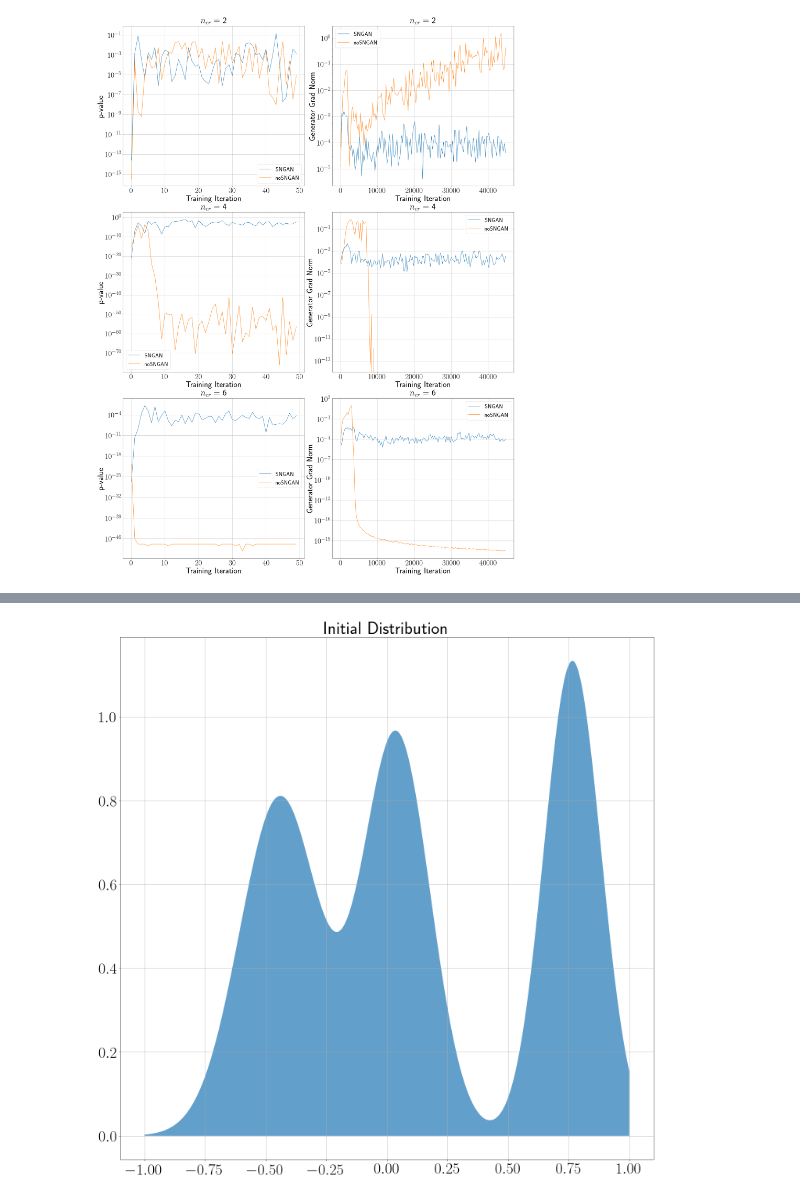
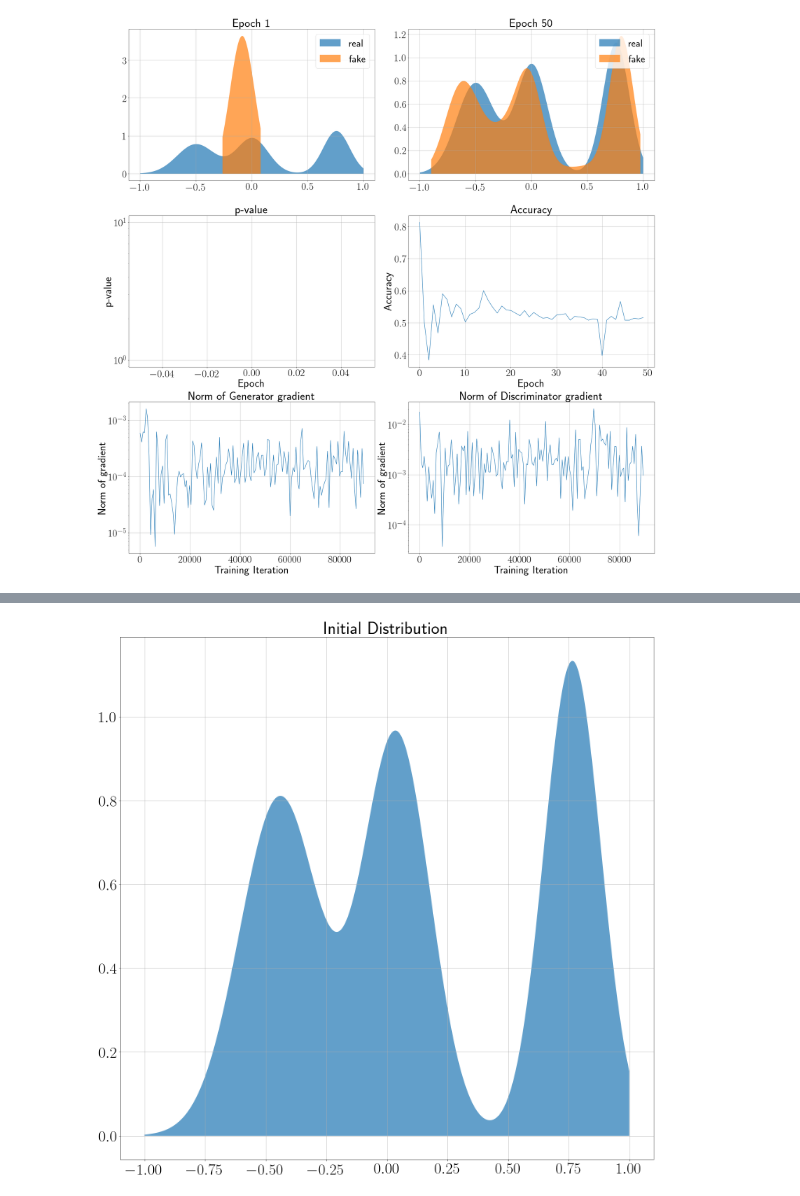
Before and after one commit to maximzubkov/opt-project, a Jupyter notebook: experiments.ipynb, the cells around one changed output, grey strips where cells are left out. Saved outputs shown, nothing was run; the diff lists cells and outputs as text; code cells hidden in the pictures.

Commit message:
Refactoring experiments

```diff
--- a/experiments.ipynb
+++ b/experiments.ipynb
@@ -98,37 +26,31 @@ savefig("results/compare_sn.pdf")
-# %%
-plt.figure(figsize=(30, 40))
-ax = {}
-ax[2] = {}
-ax[4] = {}
-ax[6] = {}
-ax[2][0]=plt.subplot(3, 2, 1)
-ax[2][1]=plt.subplot(3, 2, 2)
-ax[4][0]=plt.subplot(3, 2, 3)
-ax[4][1]=plt.subplot(3, 2, 4)
-ax[6][0]=plt.subplot(3, 2, 5)
-ax[6][1]=plt.subplot(3, 2, 6)
-for n_cr in [2, 4, 6]:
-    ax[n_cr][0].set_title("$n_{cr}= $"+f" {n_cr}", fontsize=45)
-    ax[n_cr][0].semilogy(np.load(f"results/sn_ncr{n_cr}/p.npy"), label=f"SNGAN")
-    ax[n_cr][0].semilogy(np.load(f"results/ncr{n_cr}/p.npy"), label=f"noSNGAN")
-    ax[n_cr][0].set_xlabel('Training Iteration',fontsize=42)
-    ax[n_cr][0].set_ylabel('p-value',fontsize=42)
-    ax[n_cr][0].tick_params(axis="x", labelsize=40)
-    ax[n_cr][0].tick_params(axis="y", labelsize=40)
-    ax[n_cr][0].grid()
-    ax[n_cr][0].legend(fontsize=30)
-    x = [300 * x for x in range(len(np.load(f"results/sn_ncr{n_cr}/g_grad.npy")))]
-    ax[n_cr][1].set_title("$n_{cr}= $"+f" {n_cr}", fontsize=45)
-    ax[n_cr][1].semilogy(x, np.load(f"results/sn_ncr{n_cr}/g_grad.npy"), label=f"SNGAN")
-    x = [300 * x  for x in range(len(np.load(f"results/ncr{n_cr}/g_grad.npy")))]
-    ax[n_cr][1].semilogy(x, np.load(f"results/ncr{n_cr}/g_grad.npy"), label=f"noSNGAN")
-    ax[n_cr][1].set_xlabel('Training Iteration',fontsize=42)
-    ax[n_cr][1].set_ylabel('Generator Grad Norm',fontsize=42)
-    ax[n_cr][1].tick_params(axis="x", labelsize=40)
-    ax[n_cr][1].tick_params(axis="y", labelsize=40)
-    ax[n_cr][1].grid()
-    ax[n_cr][1].legend(fontsize=30)
-
-savefig("results/compare.pdf")
-# %% [output]
-[figure, removed]
+# %%
+config = {
+    "batch_size": 64,
+    "n_epochs": 50,
+    "n_cr": 2,
+    "c_lr": 9e-5,
+    "c_betas": (0, 0.9),
+    "c_params": (1, 3, 25, 1),
+    "c_loss": critic_w_loss,
+    "g_lr": 9e-5,
+    "g_betas": (0, 0.9),
+    "g_params": (3, 3, 25, 1),
+    "g_loss": generator_w_loss,
+    "exp_name": f"sn_ncr2",
+    "dataset_params": [(2, 0.4),(0, 0.55),(5, 0.25)],
+}
+# %%
+hist = HistogramExperiment(**config)
+# %%
+for n_cr in [2]:
+    config["n_cr"] = n_cr
+    config["exp_name"] = f"sn_ncr{n_cr}"
+    start = time.time()
+    g[n_cr], c[n_cr], train_losses = experiment_save_results(hist)
+    end = time.time()
+    delta[n_cr] = end-start
+    np.save(f"results/sn_ncr{n_cr}/p", train_losses["pvals"])
+    np.save(f"results/sn_ncr{n_cr}/c_grad", train_losses["c_grad"])
+    np.save(f"results/sn_ncr{n_cr}/g_grad", train_losses["g_grad"])
+# %% [output]
+[figure, added]
```
Also changed, not shown: parts of 8 cells of this notebook, 2 other files.
